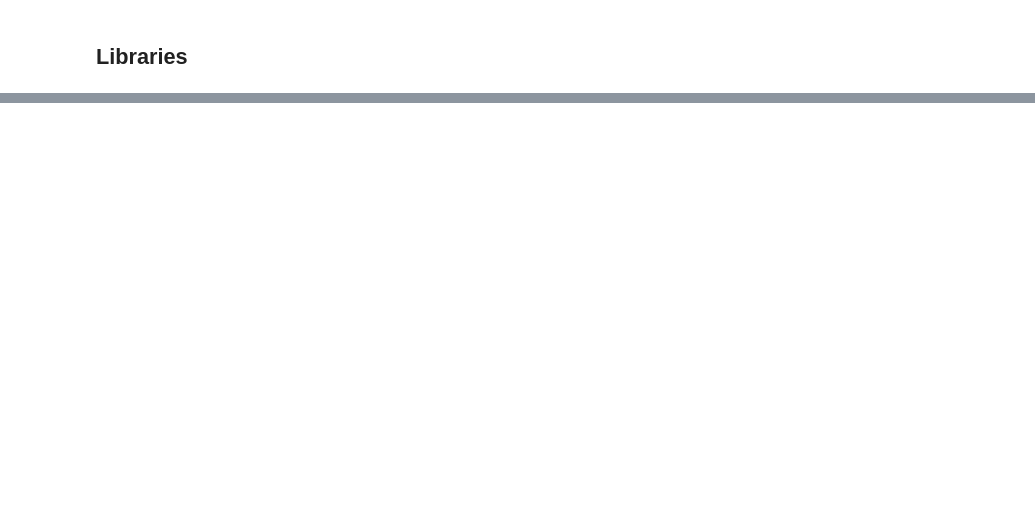
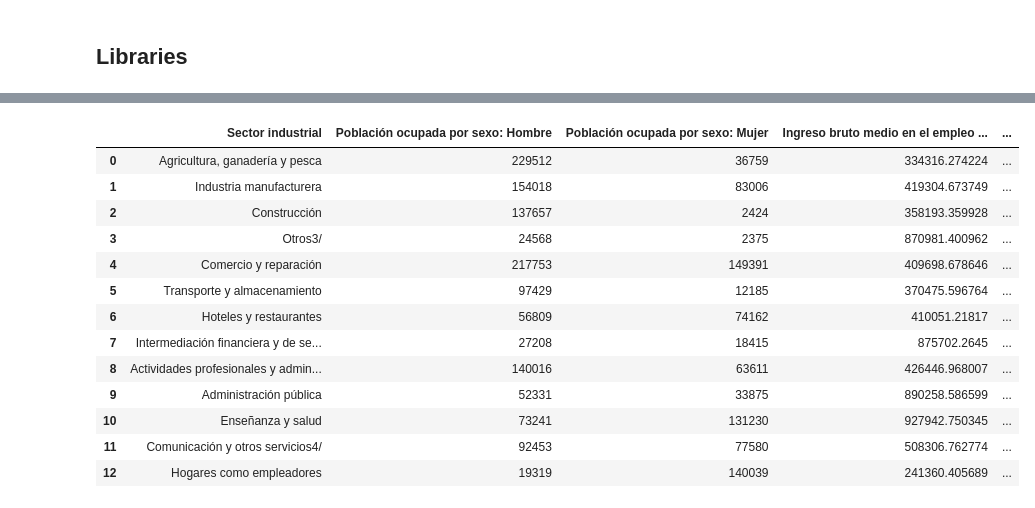
Before and after one commit to Gaboelc/Analysis-of-the-employment-situation-in-Costa-Rica-2018-2022, a Jupyter notebook: EDA.ipynb, the cells around one changed output, grey strips where cells are left out. Saved outputs shown, nothing was run; the diff lists cells and outputs as text; code cells hidden in the pictures; blank space fills up the shorter version.

```diff
--- a/EDA.ipynb
+++ b/EDA.ipynb
@@ -181,0 +223,17 @@ result_posicion_empleo_second_page.to_csv('Data/output/result_posicion_empleo_se
+# %%
+result_first_page.head(13)
+# %% [output]
+|  | Sector industrial | Población ocupada por sexo: Hombre | Población ocupada por sexo: Mujer | Ingreso bruto medio en el empleo ... | ... |
+| 0 | Agricultura, ganadería y pesca | 229512 | 36759 | 334316.274224 | ... |
+| 1 | Industria manufacturera | 154018 | 83006 | 419304.673749 | ... |
+| 2 | Construcción | 137657 | 2424 | 358193.359928 | ... |
+| 3 | Otros3/ | 24568 | 2375 | 870981.400962 | ... |
+| 4 | Comercio y reparación | 217753 | 149391 | 409698.678646 | ... |
+| 5 | Transporte y almacenamiento | 97429 | 12185 | 370475.596764 | ... |
+| 6 | Hoteles y restaurantes | 56809 | 74162 | 410051.21817 | ... |
+| 7 | Intermediación financiera y de se... | 27208 | 18415 | 875702.2645 | ... |
+| 8 | Actividades profesionales y admin... | 140016 | 63611 | 426446.968007 | ... |
+| 9 | Administración pública | 52331 | 33875 | 890258.586599 | ... |
+| 10 | Enseñanza y salud | 73241 | 131230 | 927942.750345 | ... |
+| 11 | Comunicación y otros servicios4/ | 92453 | 77580 | 508306.762774 | ... |
+| 12 | Hogares como empleadores | 19319 | 140039 | 241360.405689 | ... |
```
Also changed, not shown: parts of 17 cells of this notebook, 7 other files.
